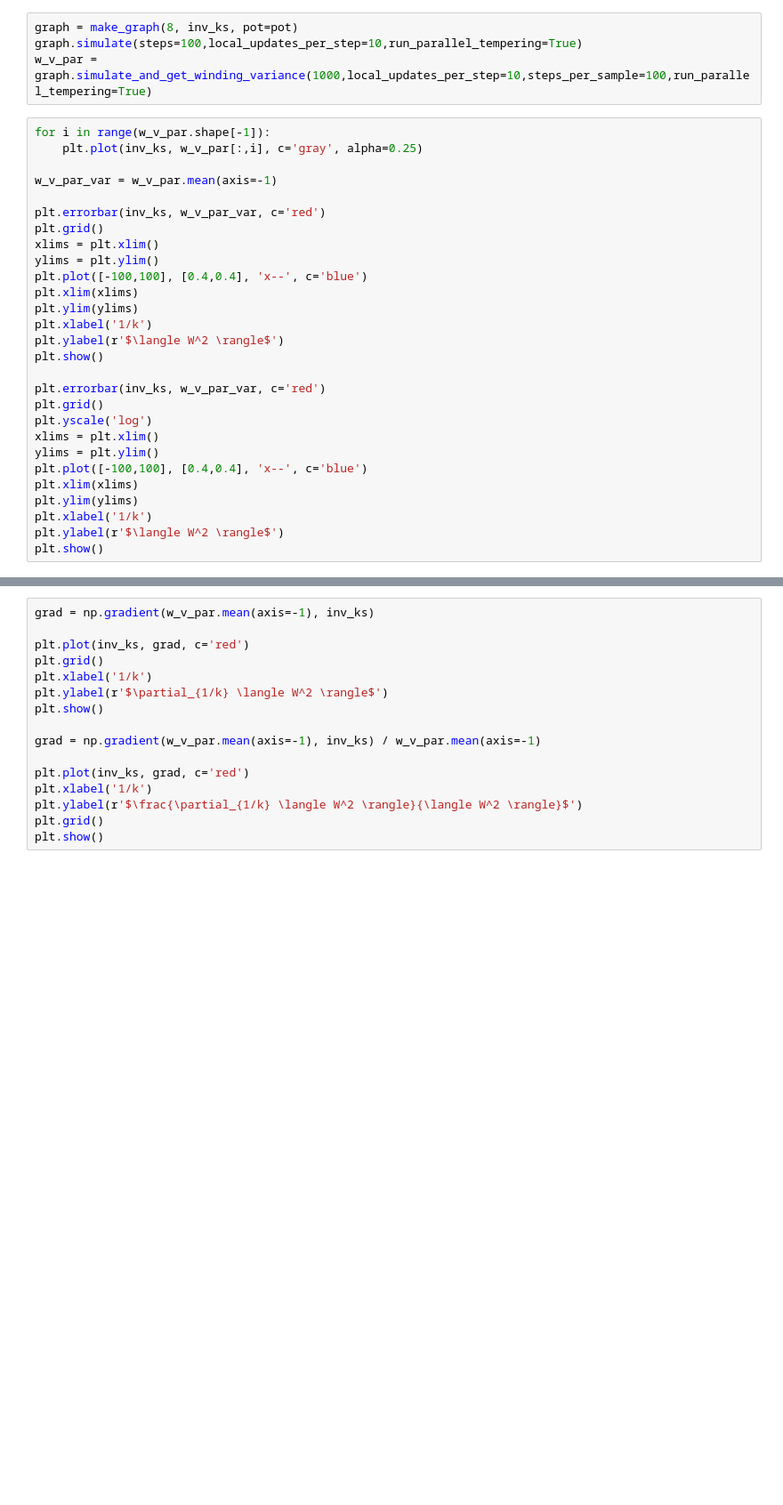
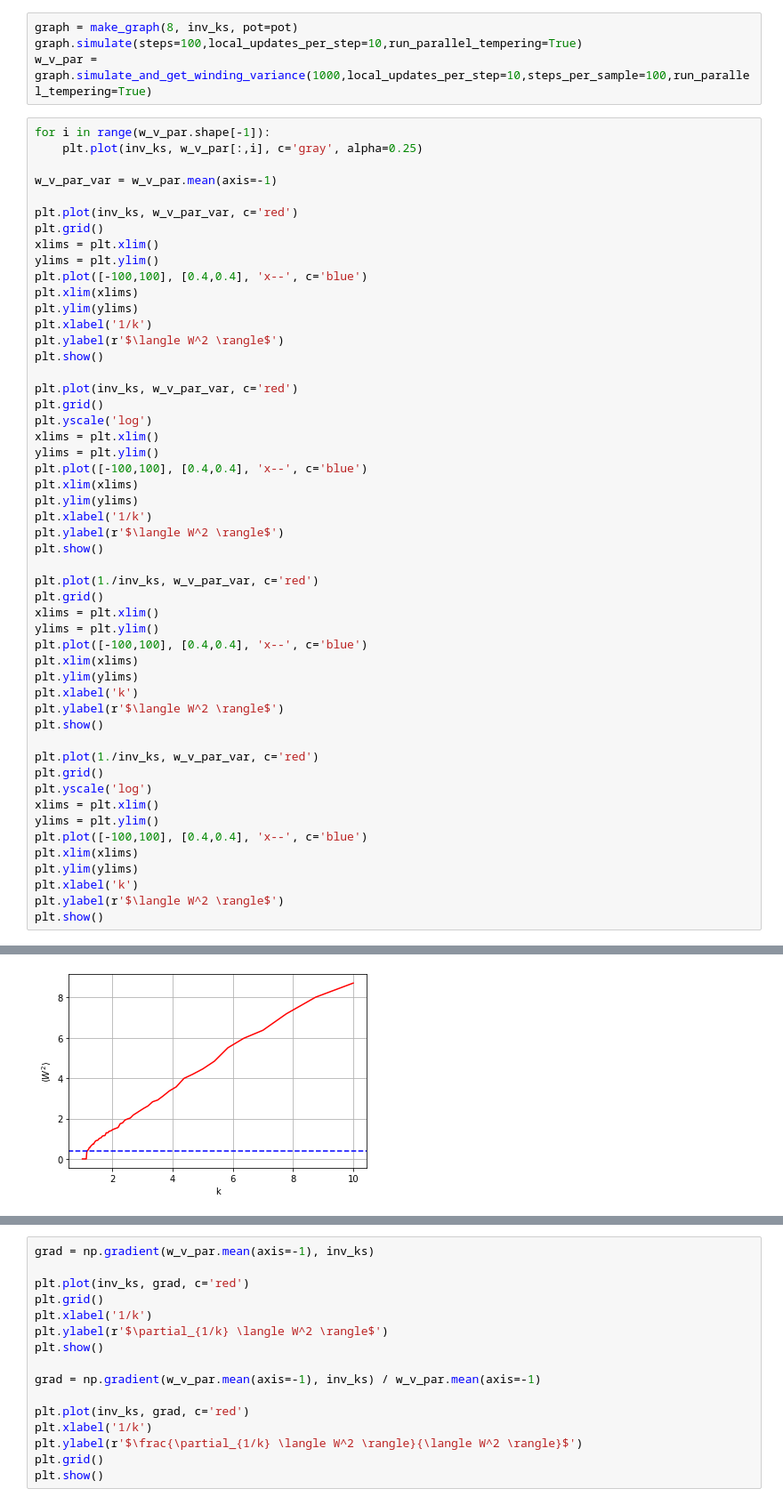
Before and after one commit to Renmusxd/PyGaugeMC, a Jupyter notebook: jupyter/ModifiedPotential.ipynb, the cells around one changed output, grey strips where cells are left out. Shown at 89% size. Saved outputs shown, nothing was run; the diff lists cells and outputs as text; blank space fills up the shorter version.

```diff
--- a/jupyter/ModifiedPotential.ipynb
+++ b/jupyter/ModifiedPotential.ipynb
@@ -45,31 +52,55 @@ w_v_par = graph.simulate_and_get_winding_variance(1000,local_updates_per_step=10
 # %%
 for i in range(w_v_par.shape[-1]):
     plt.plot(inv_ks, w_v_par[:,i], c='gray', alpha=0.25)
 
 w_v_par_var = w_v_par.mean(axis=-1)
 
-plt.errorbar(inv_ks, w_v_par_var, c='red')
+plt.plot(inv_ks, w_v_par_var, c='red')
 plt.grid()
 xlims = plt.xlim()
 ylims = plt.ylim()
 plt.plot([-100,100], [0.4,0.4], 'x--', c='blue')
 plt.xlim(xlims)
 plt.ylim(ylims)
 plt.xlabel('1/k')
 plt.ylabel(r'$\langle W^2 \rangle$')
 plt.show()
 
-plt.errorbar(inv_ks, w_v_par_var, c='red')
+plt.plot(inv_ks, w_v_par_var, c='red')
 plt.grid()
 plt.yscale('log')
 xlims = plt.xlim()
 ylims = plt.ylim()
 plt.plot([-100,100], [0.4,0.4], 'x--', c='blue')
 plt.xlim(xlims)
 plt.ylim(ylims)
 plt.xlabel('1/k')
 plt.ylabel(r'$\langle W^2 \rangle$')
 plt.show()
+
+plt.plot(1./inv_ks, w_v_par_var, c='red')
+plt.grid()
+xlims = plt.xlim()
+ylims = plt.ylim()
+plt.plot([-100,100], [0.4,0.4], 'x--', c='blue')
+plt.xlim(xlims)
+plt.ylim(ylims)
+plt.xlabel('k')
+plt.ylabel(r'$\langle W^2 \rangle$')
+plt.show()
+
+plt.plot(1./inv_ks, w_v_par_var, c='red')
+plt.grid()
+plt.yscale('log')
+xlims = plt.xlim()
+ylims = plt.ylim()
+plt.plot([-100,100], [0.4,0.4], 'x--', c='blue')
+plt.xlim(xlims)
+plt.ylim(ylims)
+plt.xlabel('k')
+plt.ylabel(r'$\langle W^2 \rangle$')
+plt.show()
 # %% [output]
 [figure]
 [figure]
+[figure, added]
```
Also changed, not shown: parts of 2 cells of this notebook.
